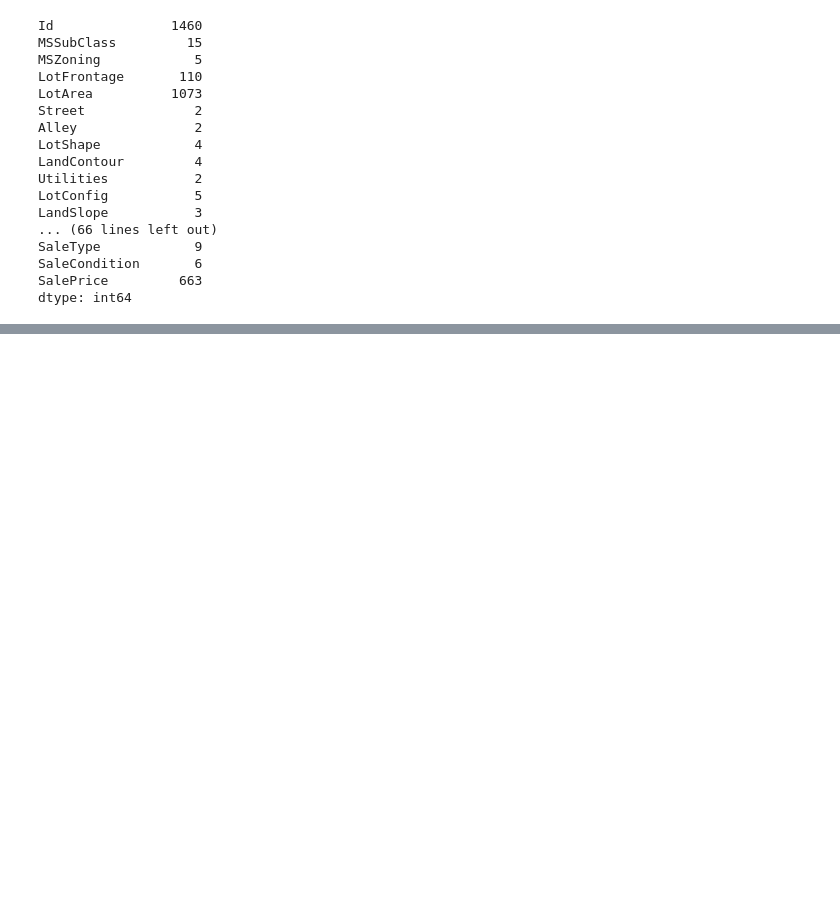
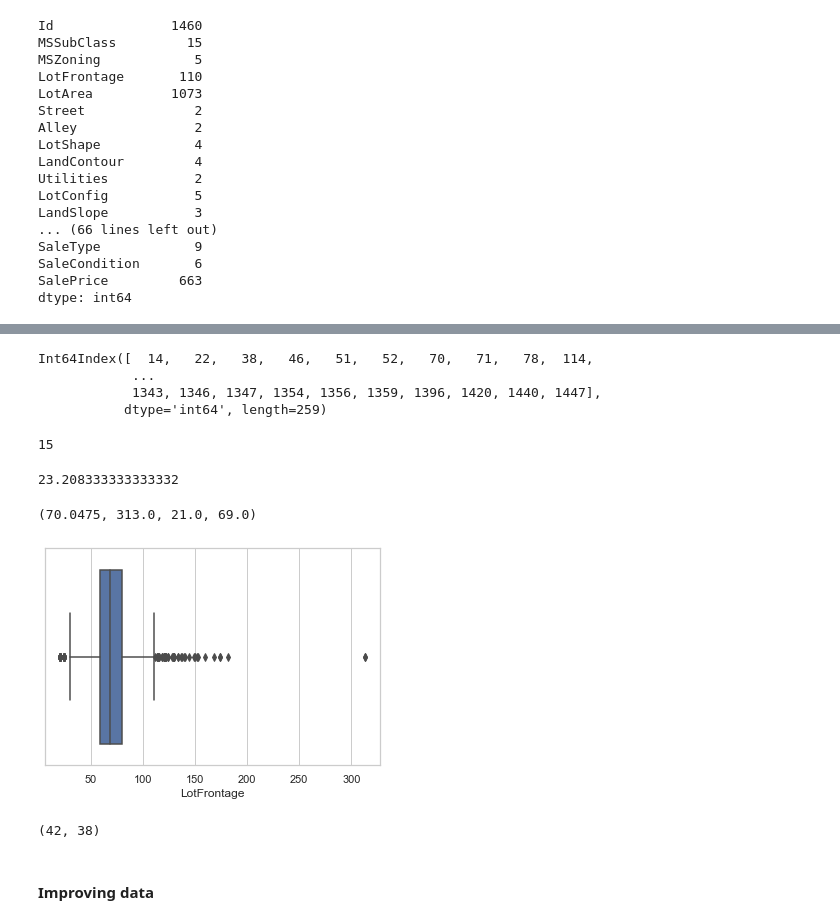
Before and after one commit to Ascisel/Kaggle, a Jupyter notebook: house-prices/first.ipynb, the cells around one changed output, grey strips where cells are left out. Cells and saved outputs as stored; diff of their text form; code cells hidden in the pictures; blank space fills up the shorter version.

Commit message:
Data converted to numerical values

```diff
--- a/house-prices/first.ipynb
+++ b/house-prices/first.ipynb
@@ -43,5 +47,5 @@ SaleCondition       6
 SalePrice         663
 dtype: int64
 # %%
-train_df.drop(columns='Id')
-test_df.drop(columns='Id')
+train_df.drop(columns='Id', inplace=True)
+test_df.drop(columns='Id', inplace=True)
@@ -81,0 +74,3 @@ dtype: int64
+# %%
+train_df.drop(train_df.loc[train_df['Electrical'].isnull()].index, inplace=True)
+train_df.shape
@@ -81,0 +96,8 @@ dtype: int64
+# %%
+null_frontage_idx = sorted_train.loc[sorted_train['LotFrontage'].isnull()].index
+null_frontage_idx
+# %% [output]
+Int64Index([  14,   22,   38,   46,   51,   52,   70,   71,   78,  114,
+            ...
+            1343, 1346, 1347, 1354, 1356, 1359, 1396, 1420, 1440, 1447],
+           dtype='int64', length=259)
@@ -81,0 +113,4 @@ dtype: int64
+# %%
+find_next_valid_idx('LotFrontage', 14)
+# %% [output]
+15
@@ -81,0 +123,14 @@ dtype: int64
+# %%
+np.mean(list(diffs.values()), where=~np.isnan(list(diffs.values())))
+# %% [output]
+23.208333333333332
+# %%
+train_df['LotFrontage'].mean(), train_df['LotFrontage'].max(), train_df['LotFrontage'].min(), train_df['LotFrontage'].median()
+# %% [output]
+(70.0475, 313.0, 21.0, 69.0)
+# %%
+# fig, ax = plt.plot(figsize=(20, 12))
+sns.set_theme(style="whitegrid")
+ax = sns.boxplot(x=train_df['LotFrontage'])
+# %% [output]
+[figure, added]
@@ -81,0 +142,6 @@ dtype: int64
+# %%
+len(categorical_columns), len(numerical_columns)
+# %% [output]
+(42, 38)
+# %% [markdown]
+#### Improving data
```
Also changed, not shown: parts of 21 cells of this notebook, 1 other file.
